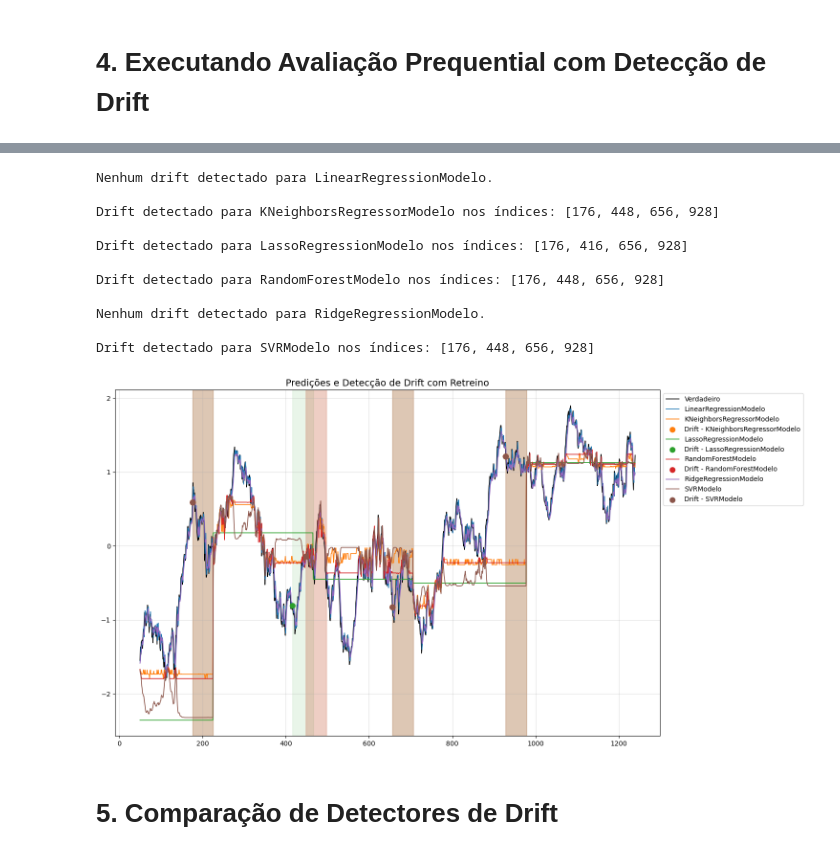
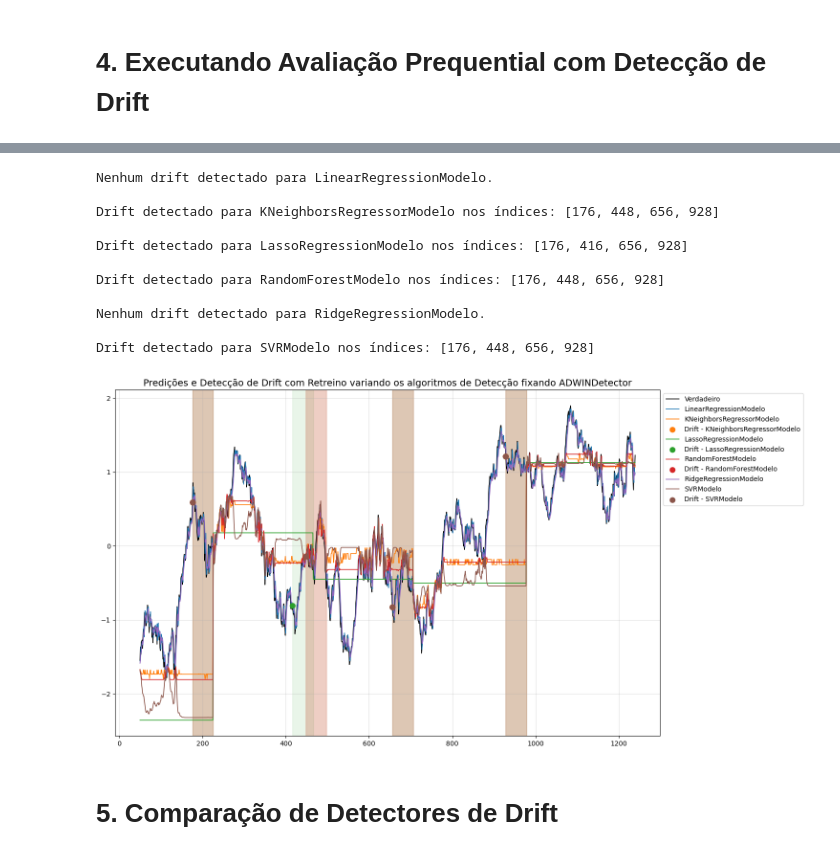
Before and after one commit to gabrielfers/Drift-Detection-PIBIC, a Jupyter notebook: active_drift_detectors_refactored.ipynb, the cells around one changed output, grey strips where cells are left out. Cells and saved outputs as stored; diff of their text form; code cells hidden in the pictures.

```diff
--- a/active_drift_detectors_refactored.ipynb
+++ b/active_drift_detectors_refactored.ipynb
@@ -118,7 +118,7 @@ Shape dos dados de saída: (1240, 1)
 # 3. Otimização de Hiperparâmetros
 # %%
 # Controle para executar ou pular otimização
-executar_otimizacao = True #Mude para True quando quiser otimizar novamente
+executar_otimizacao = False #Mude para True quando quiser otimizar novamente
 
 if executar_otimizacao:
     # Lista de modelos a otimizar (classes)
@@ -386,23 +338,25 @@ Número de detecções para RidgeRegressionModelo: 0
 # %%
 # Plotando os resultados
 Visualizer.plotar_resultados_multi(Y,
                   list(resultados.values()),
                   list(resultados.keys()),
                   deteccoes_por_modelo,
-                  tamanho_batch)
+                  tamanho_batch,
+                  detector_or_modelo="ADWINDetector",
+                  )
 # %% [output]
 Nenhum drift detectado para LinearRegressionModelo.
 
 Drift detectado para KNeighborsRegressorModelo nos índices: [176, 448, 656, 928]
 
 Drift detectado para LassoRegressionModelo nos índices: [176, 416, 656, 928]
 
 Drift detectado para RandomForestModelo nos índices: [176, 448, 656, 928]
 
 Nenhum drift detectado para RidgeRegressionModelo.
 
 Drift detectado para SVRModelo nos índices: [176, 448, 656, 928]
-[figure, old version]
+[figure, new version]
 # %% [markdown]
 # 5. Comparação de Detectores de Drift
 # %%
```
Also changed, not shown: parts of 4 cells of this notebook, 4 other files.
